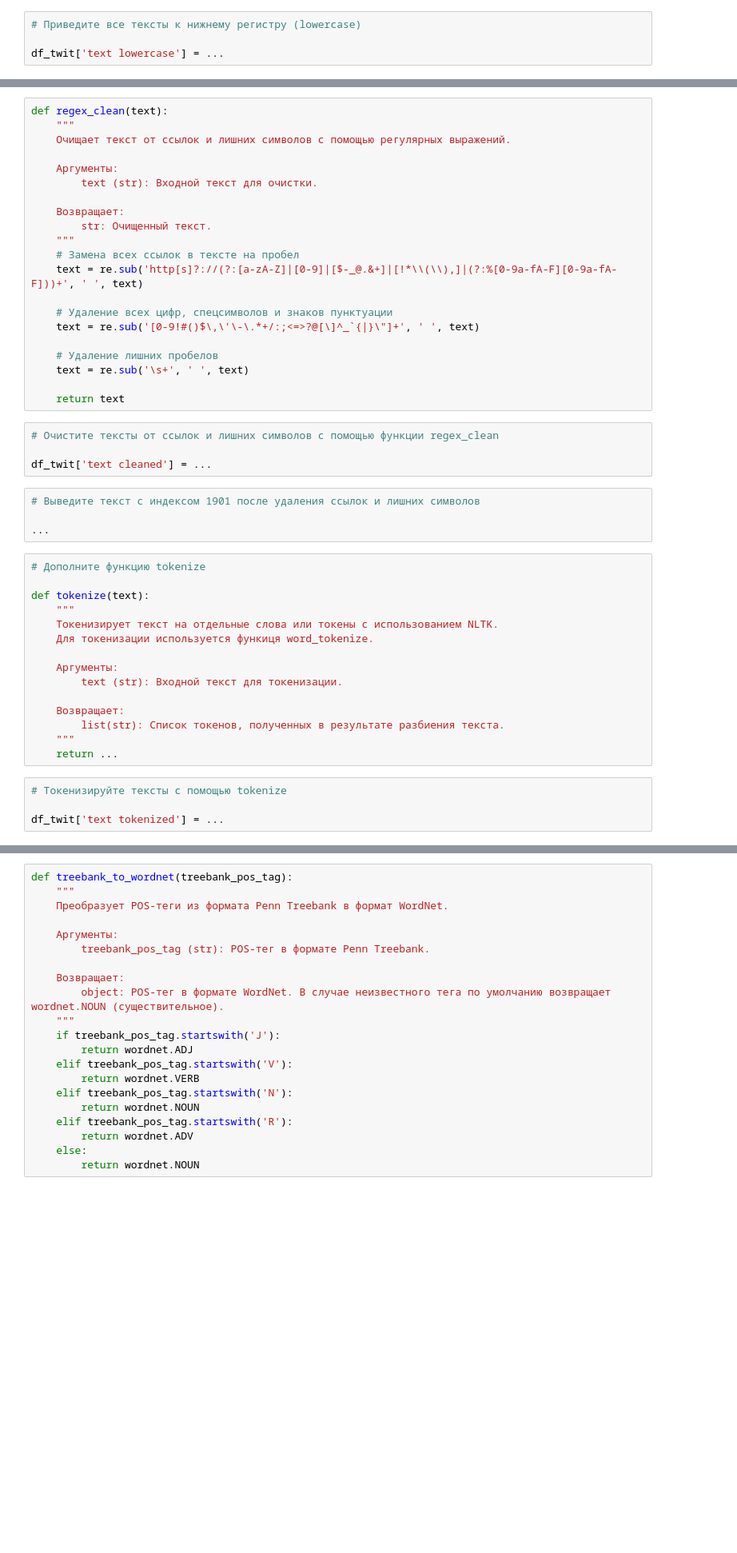
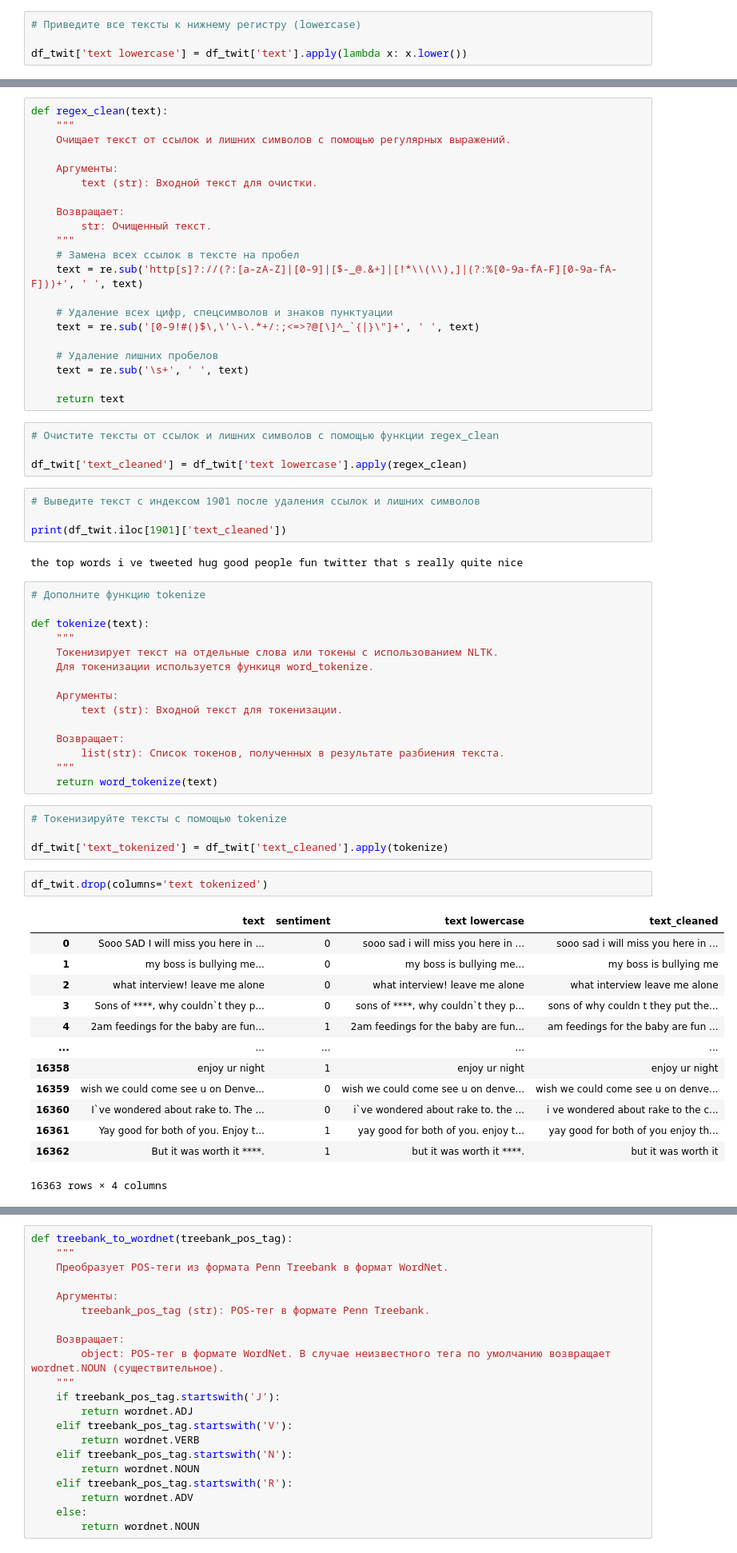
Before and after one commit to ml2me/study, a Jupyter notebook: classic_ML/3/03.Задание.ipynb, the cells around one changed output, grey strips where cells are left out. Shown at 80% size. Drawn from its saved outputs; the diff is of its cells as text; blank space fills up the shorter version.

```diff
--- a/classic_ML/3/03.Задание.ipynb
+++ b/classic_ML/3/03.Задание.ipynb
@@ -1006,7 +1025,7 @@ print(df_twit.iloc[1901]['text'])
 # %%
 # Приведите все тексты к нижнему регистру (lowercase)
 
-df_twit['text lowercase'] = ...
+df_twit['text lowercase'] = df_twit['text'].apply(lambda x: x.lower())
 # %%
 # Выведите текст с индексом 1901 после приведения к нижнему регистру
 
@@ -1035,11 +1056,13 @@ def regex_clean(text):
 # %%
 # Очистите тексты от ссылок и лишних символов с помощью функции regex_clean
 
-df_twit['text cleaned'] = ...
+df_twit['text_cleaned'] = df_twit['text lowercase'].apply(regex_clean)
 # %%
 # Выведите текст с индексом 1901 после удаления ссылок и лишних символов
 
-...
+print(df_twit.iloc[1901]['text_cleaned'])
+# %% [output]
+the top words i ve tweeted hug good people fun twitter that s really quite nice
 # %%
 # Дополните функцию tokenize
 
@@ -1054,11 +1077,27 @@ def tokenize(text):
     Возвращает:
         list(str): Список токенов, полученных в результате разбиения текста.
     """
-    return ...
+    return word_tokenize(text)
 # %%
 # Токенизируйте тексты с помощью tokenize
 
-df_twit['text tokenized'] = ...
+df_twit['text_tokenized'] = df_twit['text_cleaned'].apply(tokenize)
+# %%
+df_twit.drop(columns='text tokenized')
+# %% [output]
+|  | text | sentiment | text lowercase | text_cleaned |
+| 0 | Sooo SAD I will miss you here in ... | 0 | sooo sad i will miss you here in ... | sooo sad i will miss you here in ... |
+| 1 | my boss is bullying me... | 0 | my boss is bullying me... | my boss is bullying me |
+| 2 | what interview! leave me alone | 0 | what interview! leave me alone | what interview leave me alone |
+| 3 | Sons of ****, why couldn`t they p... | 0 | sons of ****, why couldn`t they p... | sons of why couldn t they put the... |
+| 4 | 2am feedings for the baby are fun... | 1 | 2am feedings for the baby are fun... | am feedings for the baby are fun ... |
+| ... | ... | ... | ... | ... |
+| 16358 | enjoy ur night | 1 | enjoy ur night | enjoy ur night |
+| 16359 | wish we could come see u on Denve... | 0 | wish we could come see u on denve... | wish we could come see u on denve... |
+| 16360 | I`ve wondered about rake to. The ... | 0 | i`ve wondered about rake to. the ... | i ve wondered about rake to the c... |
+| 16361 | Yay good for both of you. Enjoy t... | 1 | yay good for both of you. enjoy t... | yay good for both of you enjoy th... |
+| 16362 | But it was worth it ****. | 1 | but it was worth it ****. | but it was worth it |
+16363 rows × 4 columns
 # %%
 # Выведите текст с индексом 1901 после токенизации
 
```
Also changed, not shown: parts of 23 cells of this notebook, 1 other file.
